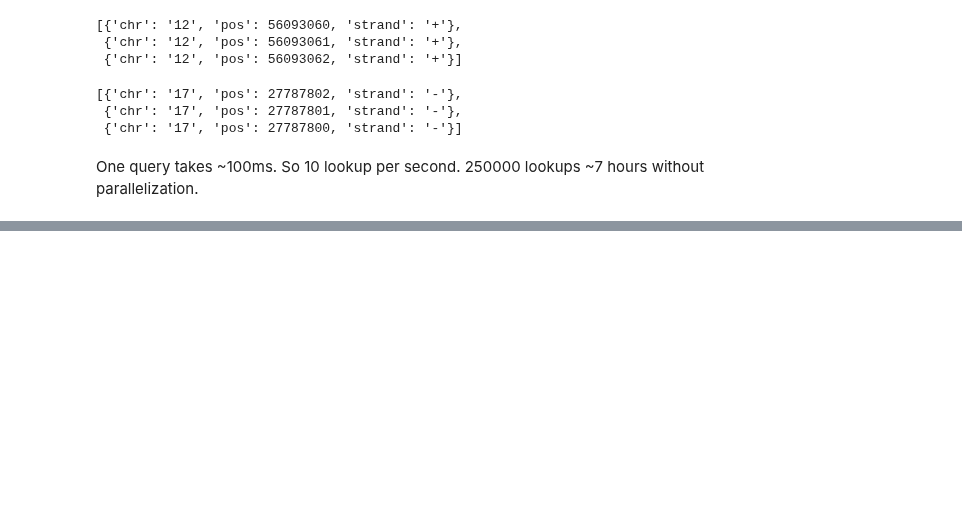
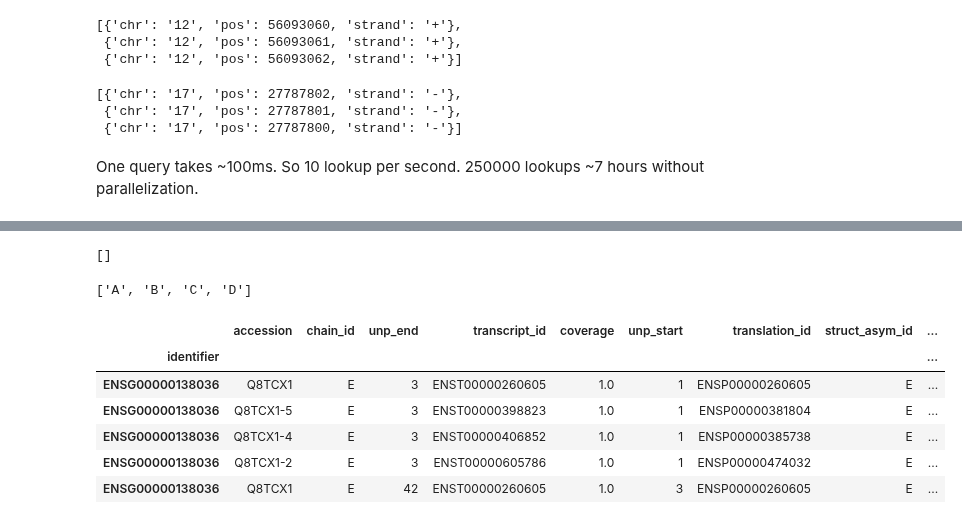
Before and after one commit to DSuveges/random_notebooks, a Jupyter notebook: 2021.05.01_drug2pdb/ResidueMapper.ipynb, the cells around one changed output, grey strips where cells are left out. Saved outputs shown, nothing was run; the diff lists cells and outputs as text; code cells hidden in the pictures; blank space fills up the shorter version.

```diff
--- a/2021.05.01_drug2pdb/ResidueMapper.ipynb
+++ b/2021.05.01_drug2pdb/ResidueMapper.ipynb
@@ -128,0 +311,43 @@ One query takes ~100ms. So 10 lookup per second. 250000 lookups ~7 hours without
+# %%
+['pocok' for x in root.findall('entity')]
+# %% [output]
+[]
+# %%
+data = []
+
+for entry in root.findall('{http://www.ebi.ac.uk/pdbe/docs/sifts/eFamily.xsd}entity'):
+    data.update({
+        'chain': entry.get('entityId'),
+        'type': entry.get('type')
+    })
+# %% [output]
+['A', 'B', 'C', 'D']
+# %%
+pdb_id = '6rlb'
+data = requests.get(f'https://www.ebi.ac.uk/pdbe/api/mappings/ensembl/{pdb_id}').json()
+# pd.DataFrame(data['6rlb']['Ensembl'])
+df = (
+    pd.DataFrame(data['6rlb']['Ensembl'].values())
+    .explode('mappings')
+    .set_index('identifier')
+)
+
+df = (
+    pd.DataFrame(df['mappings'].values.tolist(), index=df.index)
+    .assign(
+        pdb_id = pdb_id,
+        pdb_start = lambda df: df.start.apply(lambda start: start['author_residue_number']),
+        pdb_end = lambda df: df.end.apply(lambda start: start['author_residue_number'])
+    )
+    .drop(['ordinal', 'entity_id', 'end', 'genome_start', 'start', 'exon_id', 'genome_end'], axis=1)
+)
+
+df.head()
+# %% [output]
+|  | accession | chain_id | unp_end | transcript_id | coverage | unp_start | translation_id | struct_asym_id | ... |
+| identifier |  |  |  |  |  |  |  |  | ... |
+| ENSG00000138036 | Q8TCX1 | E | 3 | ENST00000260605 | 1.0 | 1 | ENSP00000260605 | E | ... |
+| ENSG00000138036 | Q8TCX1-5 | E | 3 | ENST00000398823 | 1.0 | 1 | ENSP00000381804 | E | ... |
+| ENSG00000138036 | Q8TCX1-4 | E | 3 | ENST00000406852 | 1.0 | 1 | ENSP00000385738 | E | ... |
+| ENSG00000138036 | Q8TCX1-2 | E | 3 | ENST00000605786 | 1.0 | 1 | ENSP00000474032 | E | ... |
+| ENSG00000138036 | Q8TCX1 | E | 42 | ENST00000260605 | 1.0 | 3 | ENSP00000260605 | E | ... |
```
Also changed, not shown: parts of 13 cells of this notebook, 2 other files.
